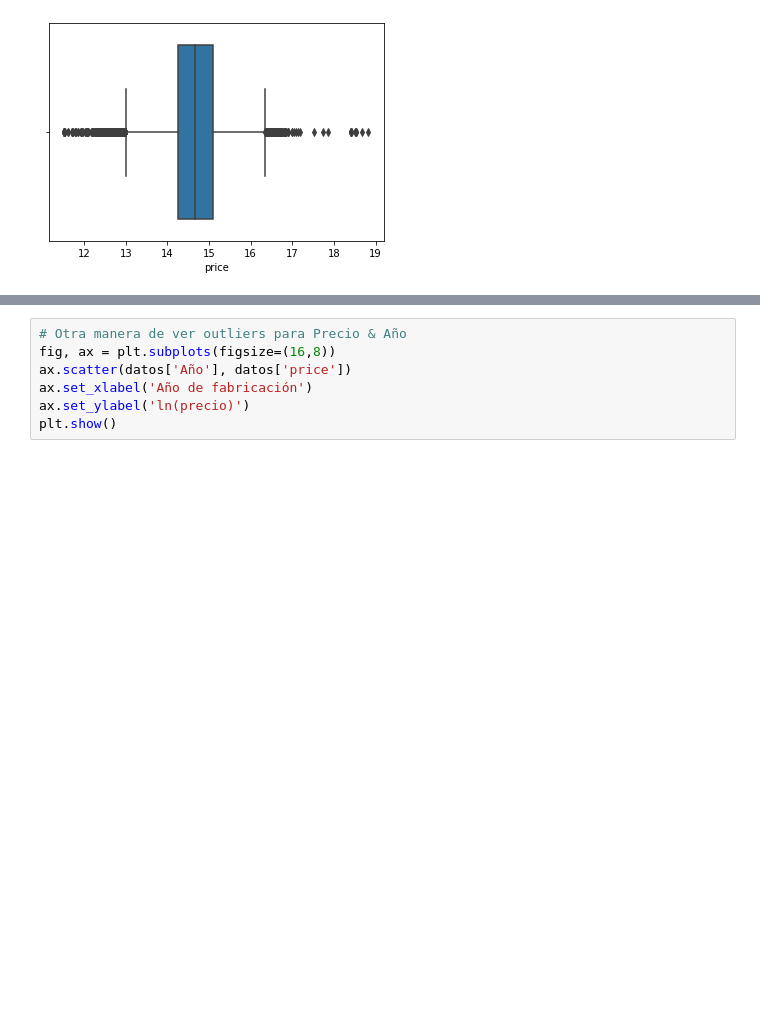
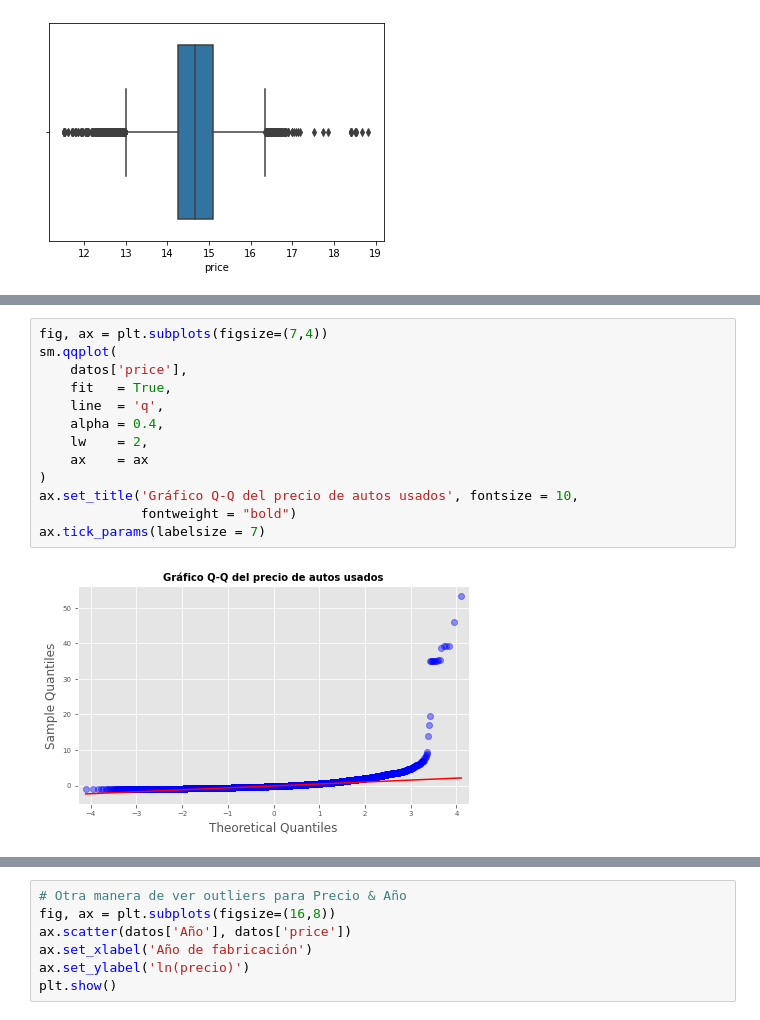
Before and after one commit to lucialopezwallace/tesis-mim, a Jupyter notebook: data_description_analisis (api).ipynb, the cells around one changed output, grey strips where cells are left out. Drawn from its saved outputs; the diff is of its cells as text; blank space fills up the shorter version.

```diff
--- a/data_description_analisis (api).ipynb
+++ b/data_description_analisis (api).ipynb
@@ -83,0 +119,15 @@ plt.show()
+# %%
+fig, ax = plt.subplots(figsize=(7,4))
+sm.qqplot(
+    datos['price'],
+    fit   = True,
+    line  = 'q',
+    alpha = 0.4,
+    lw    = 2,
+    ax    = ax
+)
+ax.set_title('Gráfico Q-Q del precio de autos usados', fontsize = 10,
+             fontweight = "bold")
+ax.tick_params(labelsize = 7)
+# %% [output]
+[figure, added]
```
Also changed, not shown: parts of 10 cells of this notebook, 3 other files.
